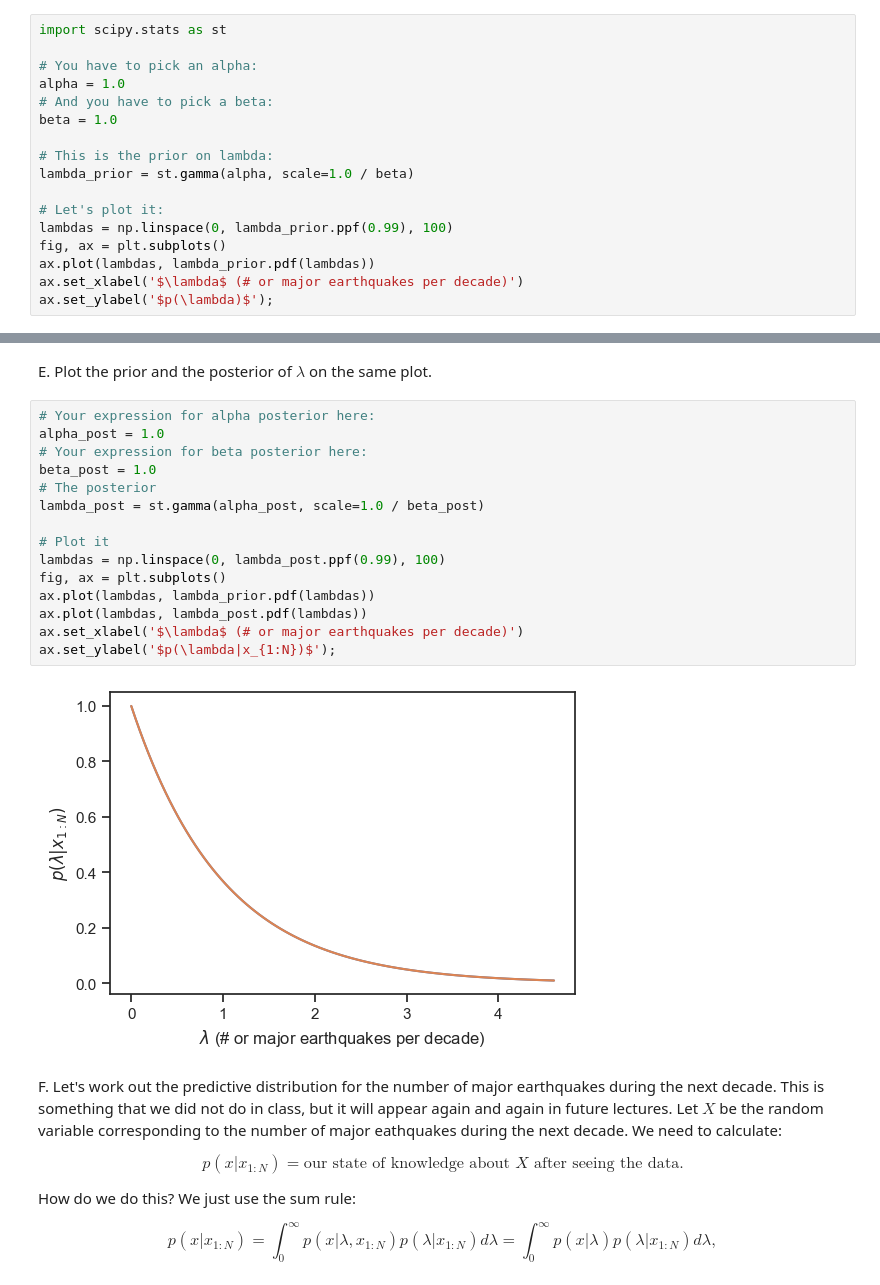
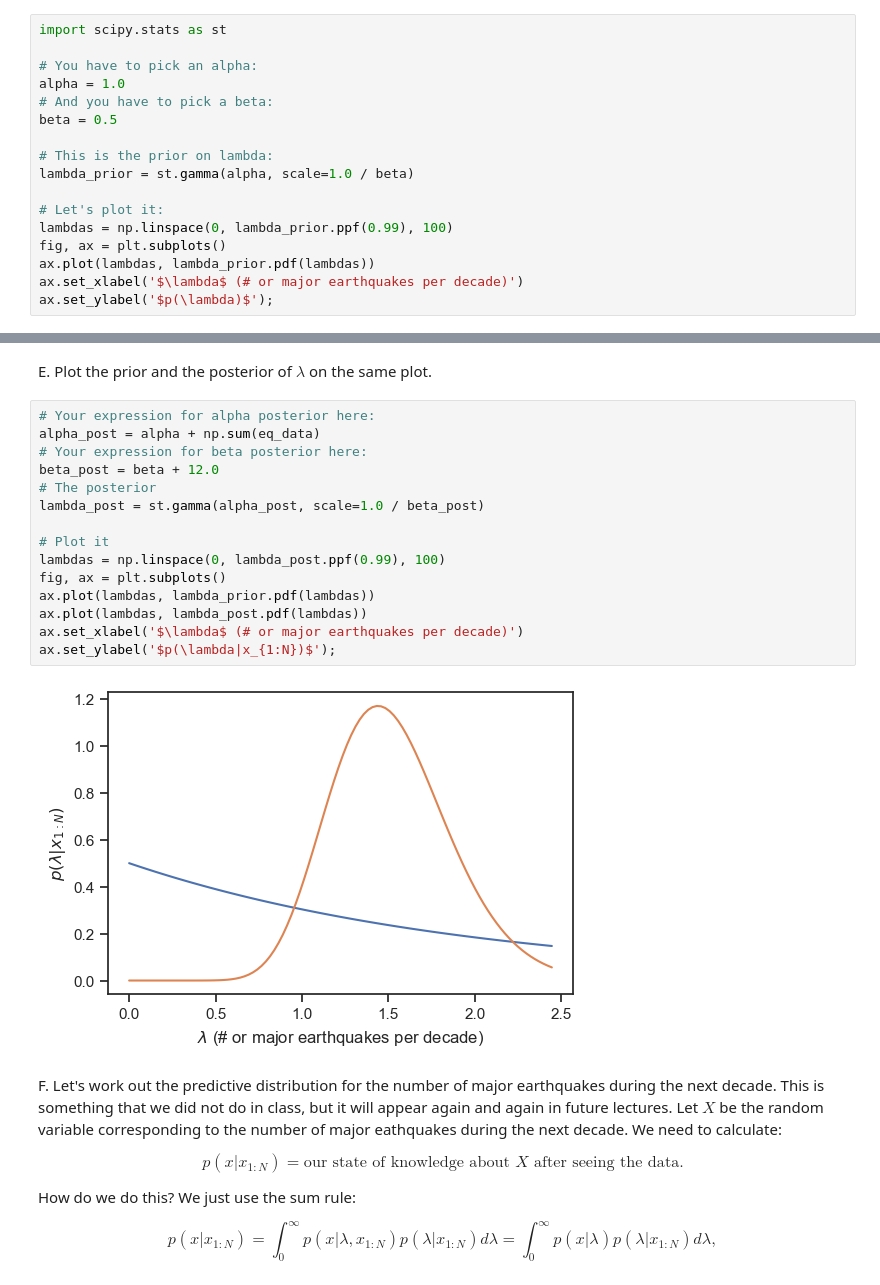
Before and after one commit to flavio-nardi/data-analytics-se, a Jupyter notebook: lecturebook/homework/homework-03.ipynb, the cells around one changed output, grey strips where cells are left out. Cells and saved outputs as stored; diff of their text form.

```diff
--- a/lecturebook/homework/homework-03.ipynb
+++ b/lecturebook/homework/homework-03.ipynb
@@ -457,7 +537,7 @@ import scipy.stats as st
 # You have to pick an alpha:
 alpha = 1.0
 # And you have to pick a beta:
-beta = 1.0
+beta = 0.5
 
 # This is the prior on lambda:
 lambda_prior = st.gamma(alpha, scale=1.0 / beta)
@@ -486,21 +576,21 @@ As a sanity check, look at the wikipedia page for [conjugate priors](https://en.
 E. Plot the prior and the posterior of $\lambda$ on the same plot.
 # %%
 # Your expression for alpha posterior here:
-alpha_post = 1.0
+alpha_post = alpha + np.sum(eq_data)
 # Your expression for beta posterior here:
-beta_post = 1.0
+beta_post = beta + 12.0
 # The posterior
 lambda_post = st.gamma(alpha_post, scale=1.0 / beta_post)
 
 # Plot it
 lambdas = np.linspace(0, lambda_post.ppf(0.99), 100)
 fig, ax = plt.subplots()
 ax.plot(lambdas, lambda_prior.pdf(lambdas))
 ax.plot(lambdas, lambda_post.pdf(lambdas))
 ax.set_xlabel('$\lambda$ (# or major earthquakes per decade)')
 ax.set_ylabel('$p(\lambda|x_{1:N})$');
 # %% [output]
-[figure, old version]
+[figure, new version]
 # %% [markdown]
 F. Let's work out the predictive distribution for the number of major earthquakes during the next decade.
 This is something that we did not do in class, but it will appear again and again in future lectures.
```
Also changed, not shown: parts of 27 cells of this notebook.
